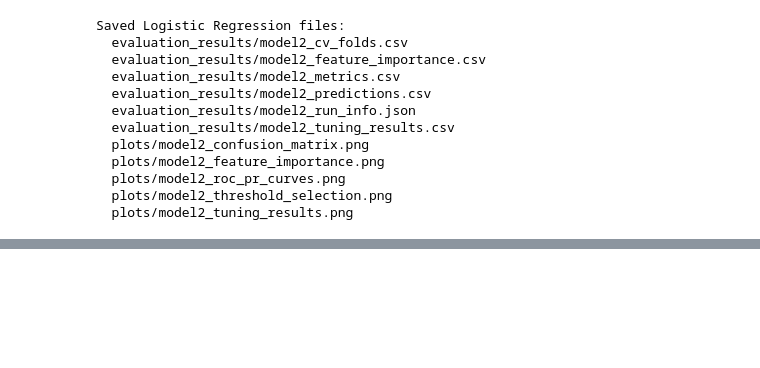
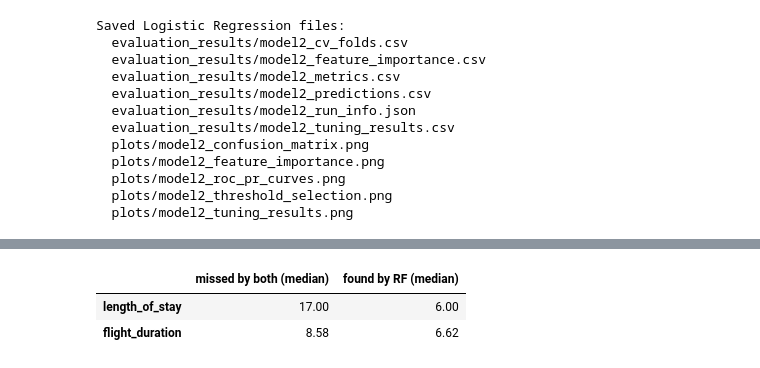
Before and after one commit to Ghaida-Alyousef/SW485-Project-Group5, a Jupyter notebook: Supervised_Learning/Phase1_Supervised_Learning.ipynb, the cells around one changed output, grey strips where cells are left out. Cells and saved outputs as stored; diff of their text form; code cells hidden in the pictures; blank space fills up the shorter version.

```diff
--- a/Supervised_Learning/Phase1_Supervised_Learning.ipynb
+++ b/Supervised_Learning/Phase1_Supervised_Learning.ipynb
@@ -2801,0 +2687,94 @@ Overall, these next steps aim to transform the project from a supervised booking
+# %%
+# Join the test predictions of both models with the original booking details,
+# so we can see which kinds of bookings each model gets wrong.
+
+# Use the local raw file, or read it from GitHub if it is not found (same idea as Section 1.1)
+RAW_PATH = "../Dataset/customer_booking.csv"
+if not os.path.exists(RAW_PATH):
+    RAW_PATH = ("https://raw.githubusercontent.com/Ghaida-Alyousef/"
+                "SW485-Project-Group5/main/Dataset/customer_booking.csv")
+raw = pd.read_csv(RAW_PATH, encoding="latin1")
+
+
+def read_result(name):
+    # saved results from Sections 2.6 and 3.6 (local folder, or GitHub if not found)
+    path = f"{RESULTS_DIR}/{name}"
+    if not os.path.exists(path):
+        path = ("https://raw.githubusercontent.com/Ghaida-Alyousef/SW485-Project-Group5/"
+                f"main/Supervised_Learning/evaluation_results/{name}")
+    return pd.read_csv(path)
+
+
+rf_pred = read_result("model1_predictions.csv")
+lr_pred = read_result("model2_predictions.csv")
+
+# one row per test booking: the true class and each model's prediction at its chosen threshold
+errors = rf_pred[["row_id", "y_true", "y_pred_tuned_threshold"]].rename(
+    columns={"y_pred_tuned_threshold": "rf_pred"})
+errors = errors.merge(
+    lr_pred[["row_id", "y_pred_tuned_threshold"]].rename(
+        columns={"y_pred_tuned_threshold": "lr_pred"}),
+    on="row_id")
+
+# add the original booking details using the row ID (row number in customer_booking.csv)
+errors = errors.join(raw.drop(columns=["booking_complete"]), on="row_id")
+
+
+def error_type(actual, predicted):
+    # TP / FP / FN / TN for each booking
+    if actual == 1 and predicted == 1:
+        return "TP"
+    if actual == 0 and predicted == 1:
+        return "FP"
+    if actual == 1 and predicted == 0:
+        return "FN"
+    return "TN"
+
+
+errors["rf_result"] = [error_type(a, p) for a, p in zip(errors["y_true"], errors["rf_pred"])]
+errors["lr_result"] = [error_type(a, p) for a, p in zip(errors["y_true"], errors["lr_pred"])]
+
+# keep the 6 largest booking origins and group the rest as "Other"
+top_origins = errors["booking_origin"].value_counts().head(6).index
+errors["origin_group"] = errors["booking_origin"].where(
+    errors["booking_origin"].isin(top_origins), "Other")
+
+# 1) errors per booking origin
+by_origin = errors.groupby("origin_group")
+origin_errors = pd.DataFrame({
+    "test bookings": by_origin.size(),
+    "completed": by_origin["y_true"].sum(),
+    "RF missed (FN)": by_origin["rf_result"].apply(lambda r: (r == "FN").sum()),
+    "LR missed (FN)": by_origin["lr_result"].apply(lambda r: (r == "FN").sum()),
+    "RF false alarms (FP)": by_origin["rf_result"].apply(lambda r: (r == "FP").sum()),
+    "LR false alarms (FP)": by_origin["lr_result"].apply(lambda r: (r == "FP").sum()),
+    "RF flagged as completed (%)": by_origin["rf_pred"].mean().mul(100).round(1),
+    "LR flagged as completed (%)": by_origin["lr_pred"].mean().mul(100).round(1),
+}).sort_values("test bookings", ascending=False)
+
+# total row, to check the counts against the confusion matrices
+total = origin_errors.drop(columns=["RF flagged as completed (%)", "LR flagged as completed (%)"]).sum()
+total["RF flagged as completed (%)"] = round(errors["rf_pred"].mean() * 100, 1)
+total["LR flagged as completed (%)"] = round(errors["lr_pred"].mean() * 100, 1)
+origin_errors.loc["Total"] = total
+
+# show the counts as whole numbers (adding the total row turns them into decimals)
+count_cols = ["test bookings", "completed", "RF missed (FN)", "LR missed (FN)",
+              "RF false alarms (FP)", "LR false alarms (FP)"]
+origin_errors[count_cols] = origin_errors[count_cols].astype(int)
+display(origin_errors)
+
+# 2) completed bookings that BOTH models missed
+missed_by_both = errors[(errors["rf_result"] == "FN") & (errors["lr_result"] == "FN")]
+print("Completed bookings missed by both models:", len(missed_by_both))
+print(missed_by_both["origin_group"].value_counts().to_string())
+
+# 3) what the bookings missed by both models look like,
+#    compared with the completed bookings that Random Forest found
+found_by_rf = errors[errors["rf_result"] == "TP"]
+compare_cols = ["length_of_stay", "flight_duration"]
+display(pd.DataFrame({
+    "missed by both (median)": missed_by_both[compare_cols].median(),
+    "found by RF (median)": found_by_rf[compare_cols].median(),
+}))
+# %% [output]
@@ -2801,0 +2800,3 @@ Overall, these next steps aim to transform the project from a supervised booking
+|  | missed by both (median) | found by RF (median) |
+| length_of_stay | 17.00 | 6.00 |
+| flight_duration | 8.58 | 6.62 |
```
Also changed, not shown: parts of 5 cells of this notebook.
